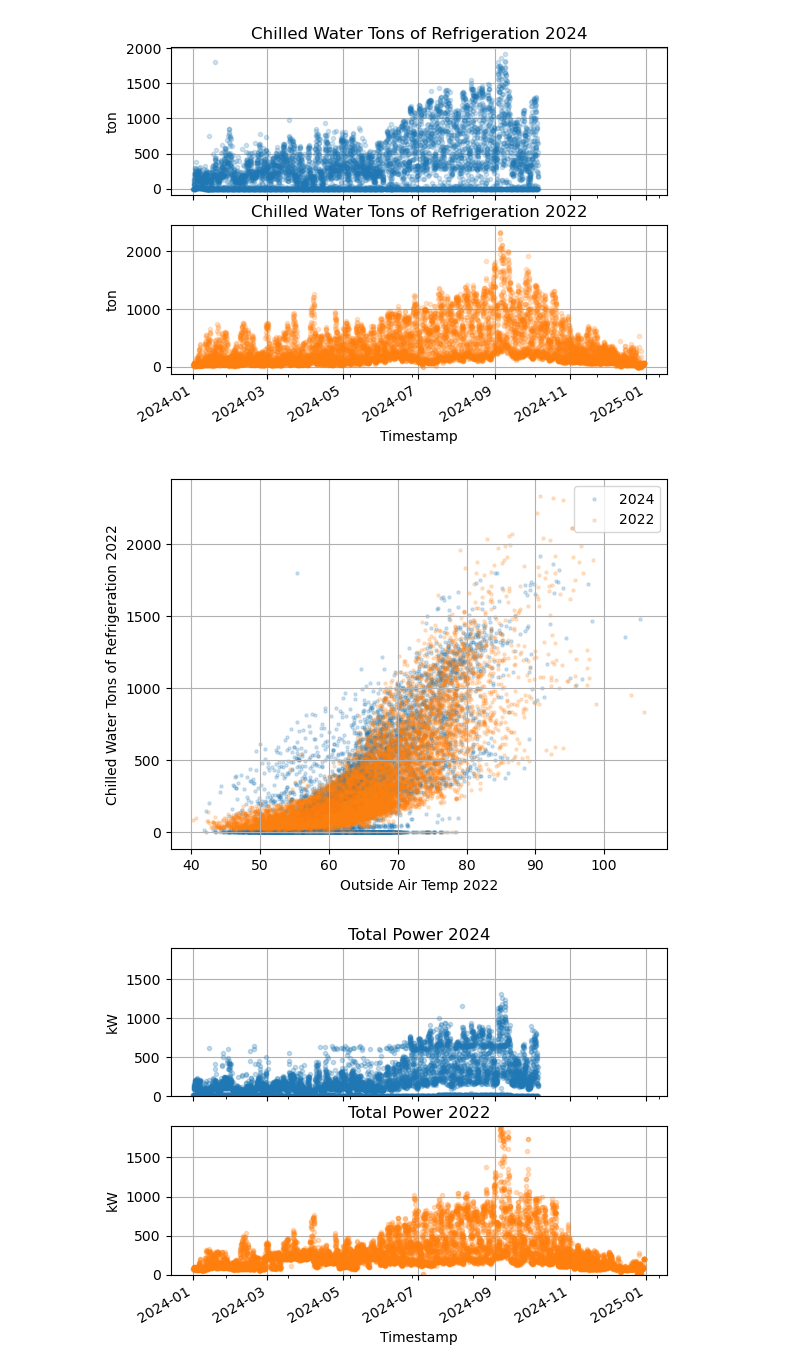
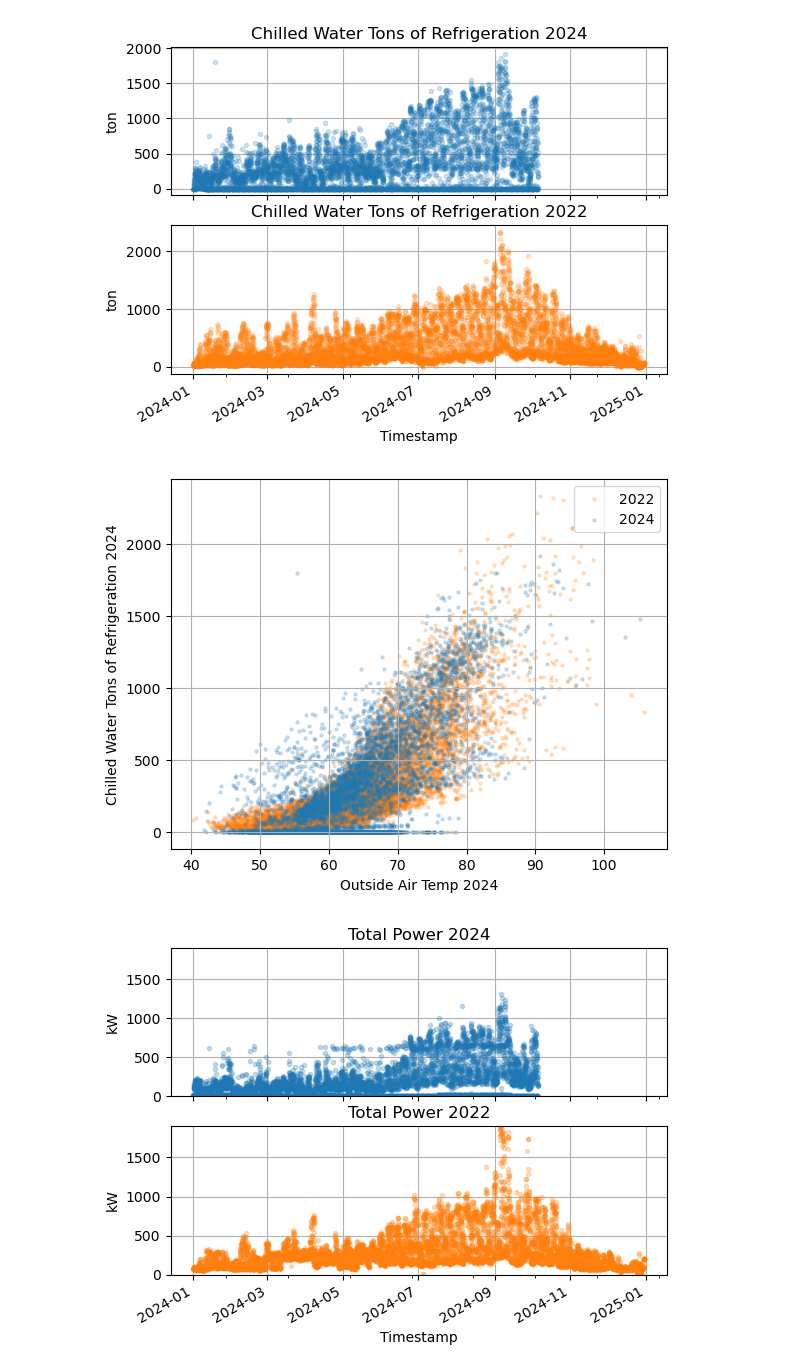
Before and after one commit to billtubbs/district-energy-systems, a Jupyter notebook: CSUDH/2-preliminary-data-analysis.ipynb, the cells around one changed output. Cells and saved outputs as stored; diff of their text form; code cells hidden in the pictures.

```diff
--- a/CSUDH/2-preliminary-data-analysis.ipynb
+++ b/CSUDH/2-preliminary-data-analysis.ipynb
@@ -108,15 +108,15 @@ for ax, (year, col) in zip(axes, chilled_water_tons_cols.items()):
 [figure]
 # %%
 fig, ax = plt.subplots()
-for year in amb_air_temp_cols.keys():
+for year in reversed(amb_air_temp_cols.keys()):
     x_label = amb_air_temp_cols[year]
     y_label = chilled_water_tons_cols[year]
     df.plot.scatter(x=x_label, y=y_label, ax=ax, marker='.',
                     color=colors[year], alpha=0.2, grid=True,
                     label=year)
 plt.show()
 # %% [output]
-[figure, old version]
+[figure, new version]
 # %%
 total_power_cols = {
     2024: "Total Power 2024",
```
Also changed, not shown: parts of 9 cells of this notebook.
